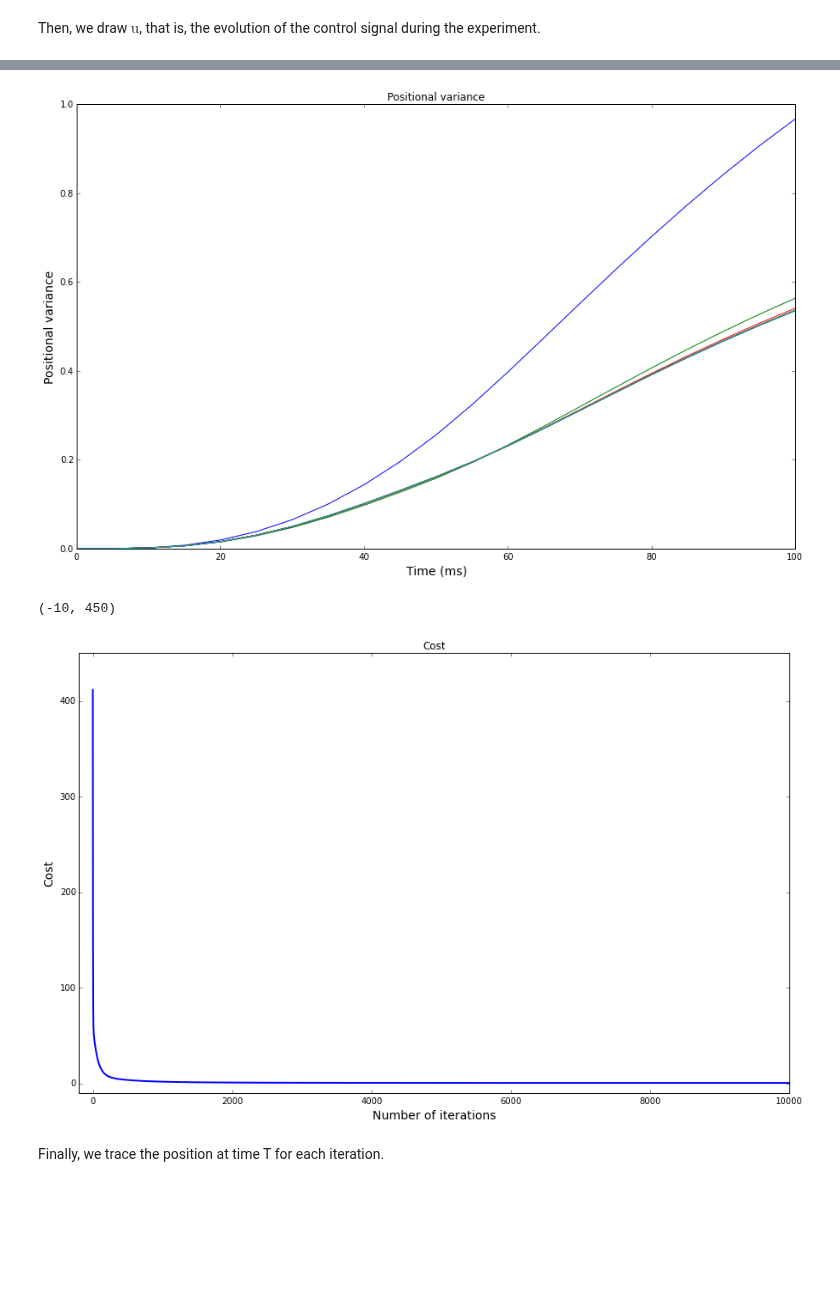
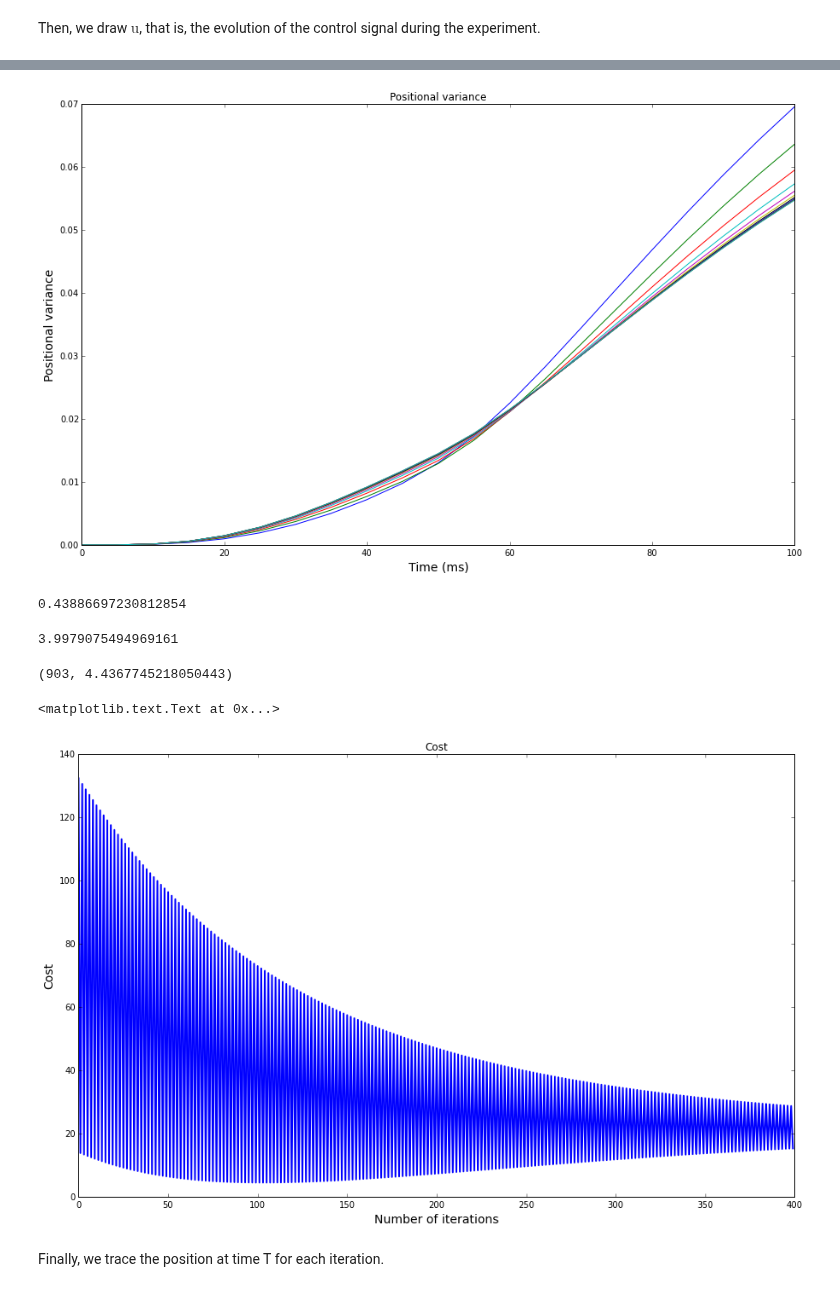
Before and after one commit to AnaideT/OptimalPrecision, a Jupyter notebook: 2017-05-23 Minimum-variance theory and pursuit.ipynb, the cells around one changed output, grey strips where cells are left out. Drawn from its saved outputs; the diff is of its cells as text; code cells hidden in the pictures; blank space fills up the shorter version.

```diff
--- a/2017-05-23 Minimum-variance theory and pursuit.ipynb
+++ b/2017-05-23 Minimum-variance theory and pursuit.ipynb
@@ -337,11 +337,11 @@ def cost_deriv3(u, i): # Derivative of the cost function with respect to u_i
 # %%
 def cost_deriv_pursuit(u, i): # Derivative of the cost function with respect to u_i
     if i < T:
-        return (2*np.transpose(ci[:,(T-i-1):(T+R-i)])*np.array([(expectation3(u,t)*np.array([1,1000])-xT-np.array([v*t*dt,v])).tolist() for t in (T+np.arange(R+1))])).sum() + 2*(m**2)*k*u[i]*(ci0_array[(T+1-i-1):(T+R-i)]**2).sum()
+        return (2*np.transpose(ci[:,(T-i-1):(T+R-i)])*np.array([(expectation3(u,t)-xT-np.array([v*t*dt,v])).tolist() for t in (T+np.arange(R+1))])).sum() + 2*(m**2)*k*u[i]*(ci0_array[(T+1-i-1):(T+R-i)]**2).sum()
     elif i == T:
-        return (2*np.transpose(ci[:,0:R])*np.array([(expectation3(u,t)*np.array([1,1000])-xT-np.array([v*t*dt,v])).tolist() for t in (T+1+np.arange(R))])).sum() + 2*(m**2)*k*u[T]*(ci0_array[0:R]**2).sum()
+        return (2*np.transpose(ci[:,0:R])*np.array([(expectation3(u,t)-xT-np.array([v*t*dt,v])).tolist() for t in (T+1+np.arange(R))])).sum() + 2*(m**2)*k*u[T]*(ci0_array[0:R]**2).sum()
     else:
-        return (2*np.transpose(ci[:,0:(T+R-i)])*np.array([(expectation3(u,t)*np.array([1,1000])-xT-np.array([v*t*dt,v])).tolist() for t in (i+1+np.arange(R+T-i))])).sum() + 2*(m**2)*k*u[i]*(ci0_array[0:(T+R-i)]**2).sum()
+        return (2*np.transpose(ci[:,0:(T+R-i)])*np.array([(expectation3(u,t)-xT-np.array([v*t*dt,v])).tolist() for t in (i+1+np.arange(R+T-i))])).sum() + 2*(m**2)*k*u[i]*(ci0_array[0:(T+R-i)]**2).sum()
 # %%
 %%timeit
 cost_deriv(utest,T)
@@ -361,14 +361,14 @@ cost_deriv3(utest,0)
 We choose the number of iterations of the process and the stepsize $\eta$ of the gradient descent.
 # %%
 niter = 50000
-eta = 0.0023
+eta = 0.0024
 # %%
 #np.random.seed(42)
 #u = np.random.uniform(-5, 5, T+R+1)
 #u[T:T+R+1]=0
 u = 4* np.ones(T+R+1)
-u[T-2:T] *= -1
-u[T:(T+R+1)] = 0.015
+u[T-2:T] *= -2
+u[T:(T+R+1)] = 0
 a = np.zeros((niter+1, T+R+1)) # To save the evolution of the values of u at each iteration
 a[0, :] = u.copy()
 for i_iter in np.arange(niter):
@@ -462,27 +448,39 @@ for i in np.arange(niter+1):
     for j in np.arange(T+R+1):
         variance[i,j] = variance3(a[i,:], j)
 # %%
-plot_variance(variance, 1000, 10000, 0.05, 0.05, 0.005)
+plot_variance(variance, 50000, 500000, 0.05, 0.05, 0.005)
 # %% [output]
-[figure, old version]
+[figure, new version]
 # %%
 cost_p = np.zeros(niter+1)
 
 for i in np.arange(niter+1):
-    cost_p[i] = cost3(a[i])
+    cost_p[i] = cost_pursuit(a[i])
+# %%
+cost_pursuit(a[903])
+# %% [output]
+0.43886697230812854
+# %%
+cost_pursuit(a[903])
+# %% [output]
+3.9979075494969161
+# %%
+cost_p.argmin(),cost_p.min()
+# %% [output]
+(903, 4.4367745218050443)
 # %%
 fig_width = 15
 fig, ax = plt.subplots(1, 1, figsize=(fig_width, fig_width/1.618))
 
-ax.plot(np.arange(niter+1), cost_p, '-', lw = 2)
+ax.plot(cost_p[800:1200], '-', lw = 2)
 ax.set_title('Cost')
 ax.set_xlabel('Number of iterations', fontsize=14)
 ax.set_ylabel('Cost', fontsize=14)
-ax.set_xlim(-200, niter+1)
-ax.set_ylim(-10, 450)
+#ax.set_xlim(-200, niter+1)
+#ax.set_ylim(-10, 450)
 # %% [output]
-(-10, 450)
+<matplotlib.text.Text at 0x...>
-[figure, old version]
+[figure, new version]
 # %% [markdown]
 Finally, we trace the position at time T for each iteration.
 # %%
```
Also changed, not shown: parts of 15 cells of this notebook, 5 other files.
